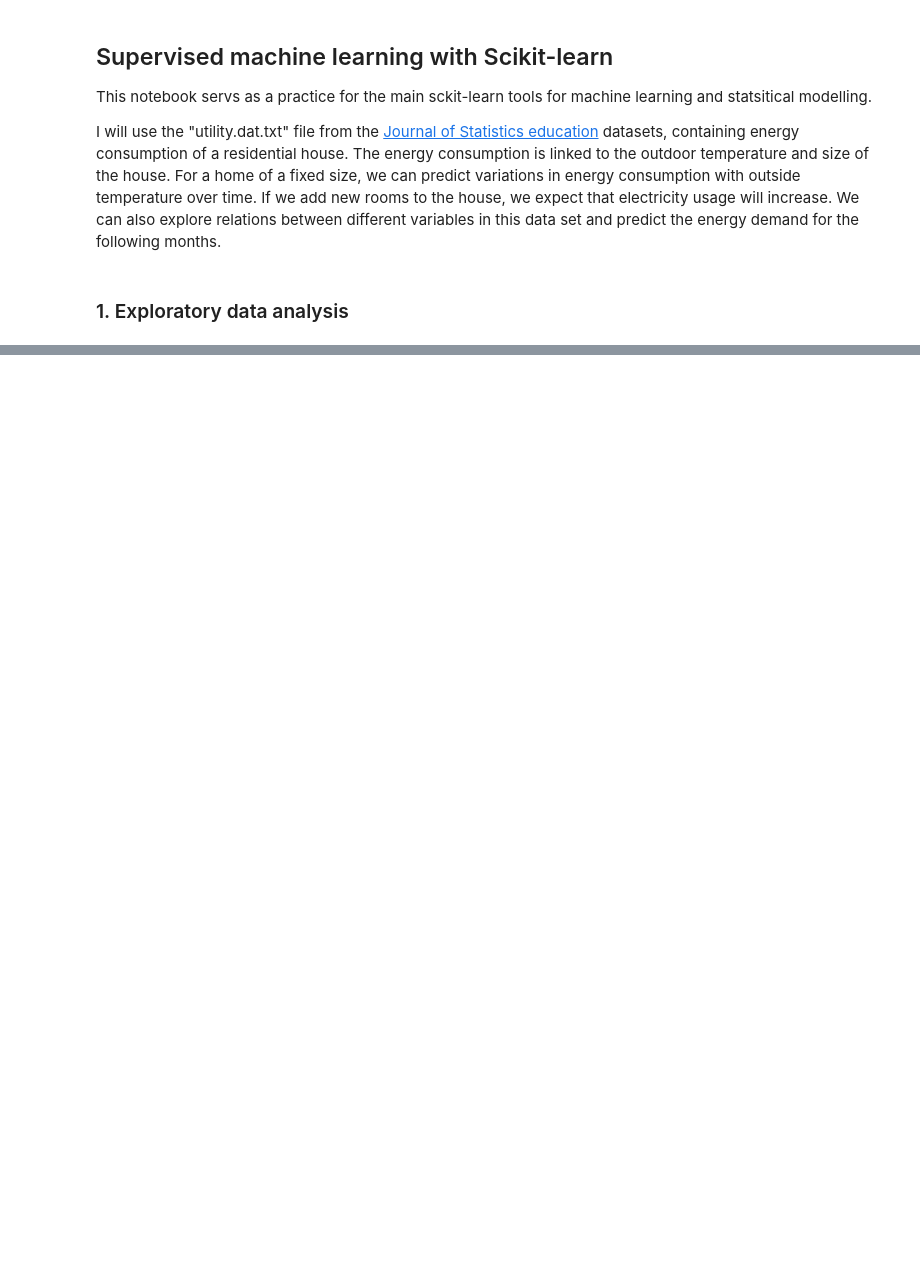
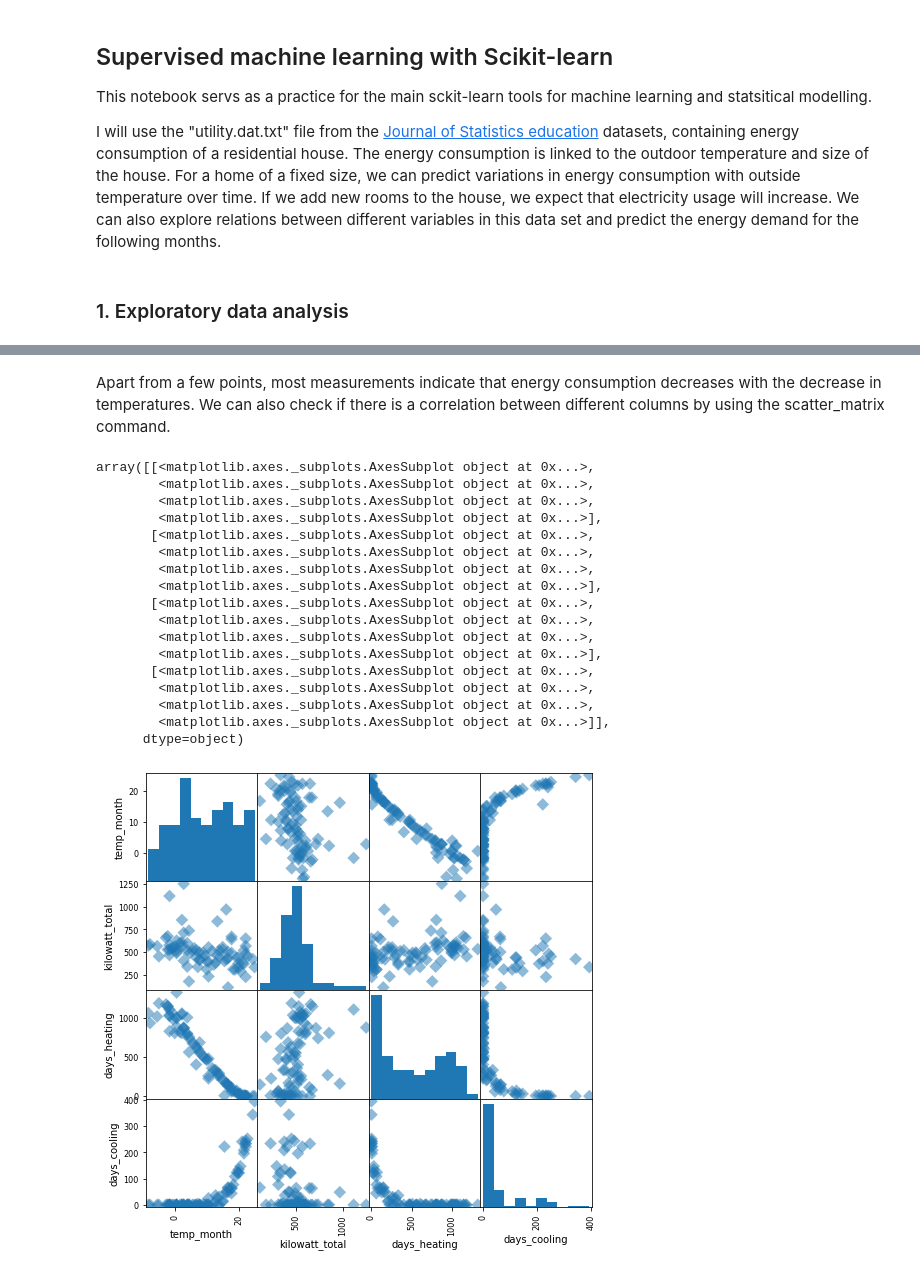
Before and after one commit to lilianasku/ML-with-Scikit-learn, a Jupyter notebook: Supervised-Learning-Practice.ipynb, the cells around one changed output, grey strips where cells are left out. Saved outputs shown, nothing was run; the diff lists cells and outputs as text; code cells hidden in the pictures; blank space fills up the shorter version.

```diff
--- a/Supervised-Learning-Practice.ipynb
+++ b/Supervised-Learning-Practice.ipynb
@@ -100,0 +94,25 @@ Text(0, 0.5, 'Mean monthly temperature (F)')
+# %% [markdown]
+Apart from a few points, most measurements indicate that energy consumption decreases with the decrease in temperatures. We can also check if there is a correlation between different columns by using the scatter_matrix command.
+# %%
+df1=df[['temp_month', 'kilowatt_total', 'days_heating', 'days_cooling']]
+
+pd.plotting.scatter_matrix(df1, figsize=[8,8], s=80, marker='D')
+# %% [output]
+array([[<matplotlib.axes._subplots.AxesSubplot object at 0x...>,
+        <matplotlib.axes._subplots.AxesSubplot object at 0x...>,
+        <matplotlib.axes._subplots.AxesSubplot object at 0x...>,
+        <matplotlib.axes._subplots.AxesSubplot object at 0x...>],
+       [<matplotlib.axes._subplots.AxesSubplot object at 0x...>,
+        <matplotlib.axes._subplots.AxesSubplot object at 0x...>,
+        <matplotlib.axes._subplots.AxesSubplot object at 0x...>,
+        <matplotlib.axes._subplots.AxesSubplot object at 0x...>],
+       [<matplotlib.axes._subplots.AxesSubplot object at 0x...>,
+        <matplotlib.axes._subplots.AxesSubplot object at 0x...>,
+        <matplotlib.axes._subplots.AxesSubplot object at 0x...>,
+        <matplotlib.axes._subplots.AxesSubplot object at 0x...>],
+       [<matplotlib.axes._subplots.AxesSubplot object at 0x...>,
+        <matplotlib.axes._subplots.AxesSubplot object at 0x...>,
+        <matplotlib.axes._subplots.AxesSubplot object at 0x...>,
+        <matplotlib.axes._subplots.AxesSubplot object at 0x...>]],
+      dtype=object)
+[figure, added]
```
Also changed, not shown: parts of 5 cells of this notebook.
